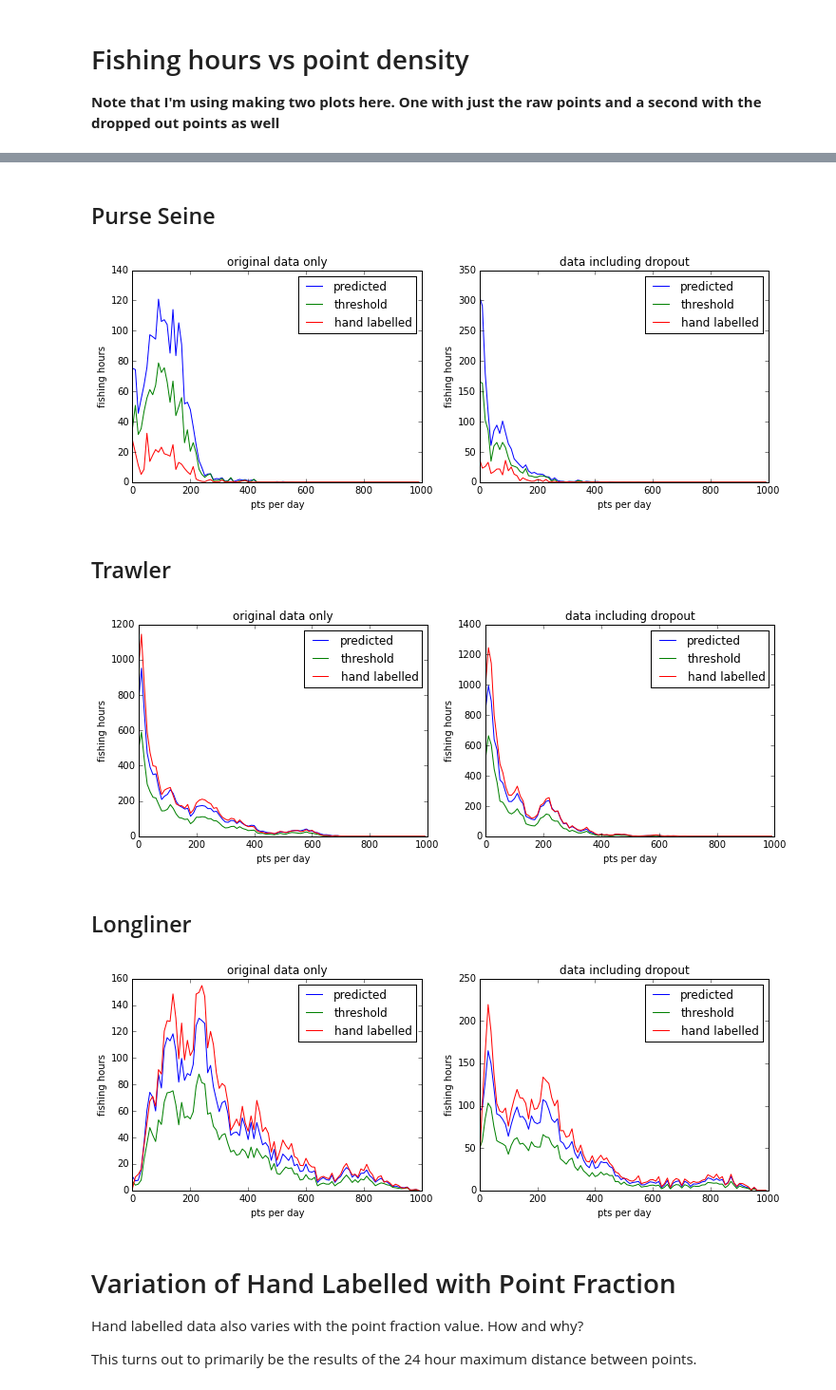
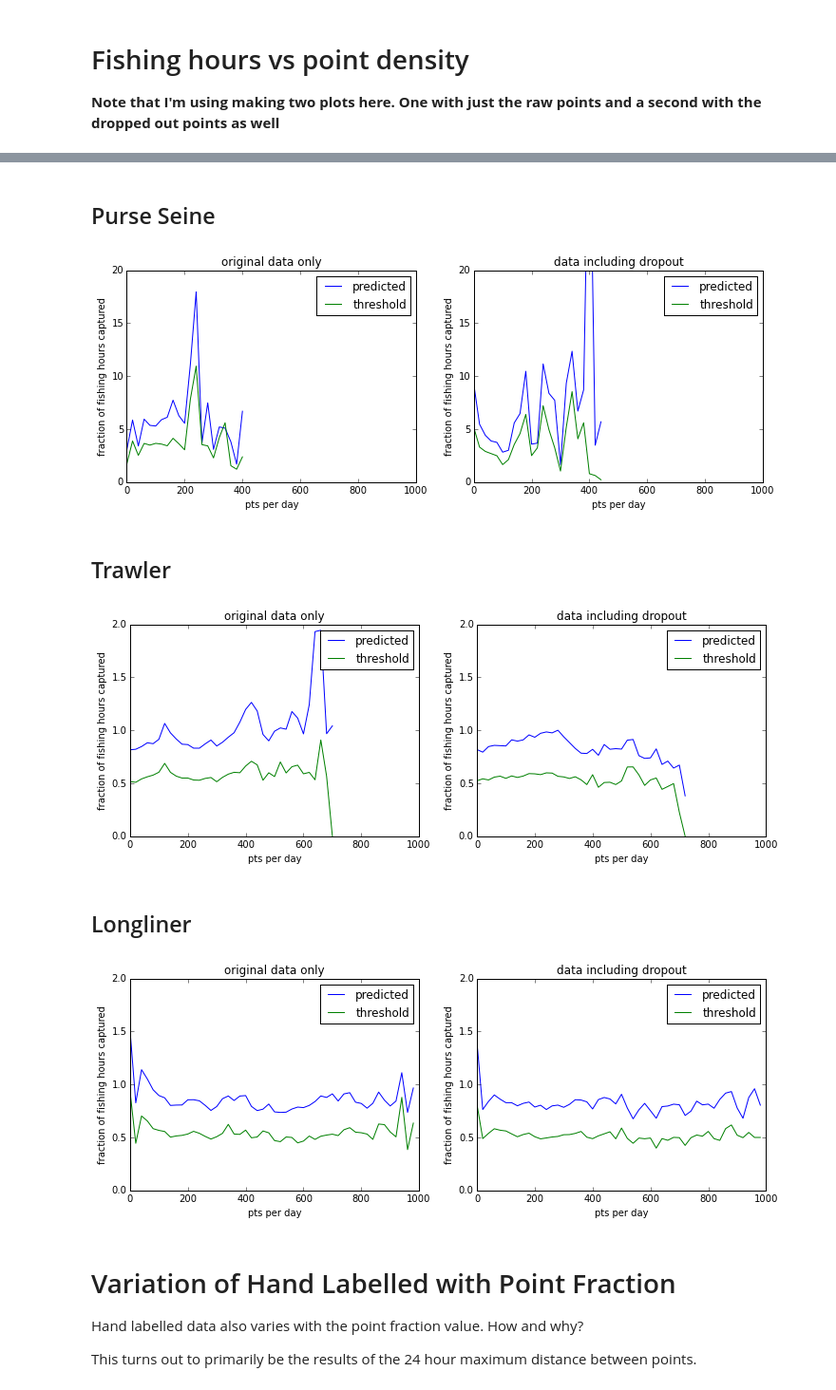
Before and after one commit to marketler/GFW_vessel_scoring, a Jupyter notebook: notebooks/Model-Sensitivity-to-AIS-Degradation.ipynb, the cells around one changed output, grey strips where cells are left out. Shown: that part at 95% size. Cells and saved outputs as stored; diff of their text form; code cells hidden in the pictures.

Commit message:
combine plots

```diff
--- a/notebooks/Model-Sensitivity-to-AIS-Degradation.ipynb
+++ b/notebooks/Model-Sensitivity-to-AIS-Degradation.ipynb
@@ -362,9 +362,9 @@ for gear in ['purse_seine', 'trawler', 'longliner']:
         predicted_fp = []
         nominal_fp = []
         threshold_fp = []
-        for i in range(100):
-            start = i * 10
-            stop = (i + 1) * 10
+        for i in range(50):
+            start = i * 20
+            stop = (i + 1) * 20
             mask = (counts >= start) & (counts < stop)
             bin_starts.append(start)
             predicted_fp.append((predicted[mask]).mean(), )
@@ -381,6 +381,7 @@ for gear in ['purse_seine', 'trawler', 'longliner']:
     plt.plot(bin_starts, nominal_fp, label="hand labelled")
     plt.xlabel('pts per day')
     plt.ylabel('fishing fraction')
+    plt.title('original data only')
     plt.legend(loc=1)
     plt.xlim(0,1000)
 
@@ -393,6 +394,7 @@ for gear in ['purse_seine', 'trawler', 'longliner']:
     plt.plot(bin_starts, nominal_fp, label="hand labelled")
     plt.xlabel('pts per day')
     plt.ylabel('fishing fraction')
+    plt.title('data including dropout')
     plt.legend(loc=1)
     plt.xlim(0,1000)
 
@@ -409,5 +501,5 @@ Longliner
 # %%
-for gear in ['purse_seine', 'trawler', 'longliner']:
+for gear, ylim in [('purse_seine', 20), ('trawler', 2), ('longliner', 2)]:
 
     display(HTML("<h2>{}</h2>".format(gear.replace('_', ' ').title())))
 
@@ -424,53 +516,54 @@ for gear in ['purse_seine', 'trawler', 'longliner']:
         predicted_fp = []
         nominal_fp = []
         threshold_fp = []
-        for i in range(100):
-            start = i * 10
-            stop = (i + 1) * 10
+        for i in range(50):
+            start = i * 20
+            stop = (i + 1) * 20
             mask = (counts >= start) & (counts < stop)
             bin_starts.append(start)
             predicted, threshold, nominal = _fishing_hours_per_mmsi(
                     td, raw, mask=mask, max_gap=24)
 
             predicted_fp.append(predicted)
             nominal_fp.append(nominal)
             threshold_fp.append(threshold)
-        return bin_starts, predicted_fp, nominal_fp, threshold_fp
+        return bin_starts, np.array(predicted_fp), np.array(nominal_fp), np.array(threshold_fp)
 
 
     bin_starts, predicted_fp, nominal_fp, threshold_fp = bin_data(counts, raw, td)
 
     plt.subplot(121)
-    plt.plot(bin_starts, predicted_fp, label="predicted")
-    plt.plot(bin_starts, threshold_fp, label="threshold")
-    plt.plot(bin_starts, nominal_fp, label="hand labelled")
+    plt.plot(bin_starts, predicted_fp / (nominal_fp + 1e-6), label="predicted")
+    plt.plot(bin_starts, threshold_fp / (nominal_fp + 1e-6), label="threshold")
     plt.xlabel('pts per day')
-    plt.ylabel('fishing hours')
+    plt.ylabel('fraction of fishing hours captured')
     plt.title('original data only')
     plt.legend(loc=1)
     plt.xlim(0,1000)
+    plt.ylim(0, ylim)
+
 
     bin_starts, predicted_fp, nominal_fp, threshold_fp = bin_data(
             total_counts, total_raw, total_td)
 
     plt.subplot(122)
-    plt.plot(bin_starts, predicted_fp, label="predicted")
-    plt.plot(bin_starts, threshold_fp, label="threshold")
-    plt.plot(bin_starts, nominal_fp, label="hand labelled")
+    plt.plot(bin_starts, predicted_fp / (nominal_fp + 1e-6), label="predicted")
+    plt.plot(bin_starts, threshold_fp / (nominal_fp + 1e-6), label="threshold")
     plt.xlabel('pts per day')
-    plt.ylabel('fishing hours')
+    plt.ylabel('fraction of fishing hours captured')
     plt.title('data including dropout')
     plt.legend(loc=1)
     plt.xlim(0,1000)
+    plt.ylim(0, ylim)
 
     plt.show()
 # %% [output]
 Purse Seine
-[figure, old version]
+[figure, new version]
 Trawler
-[figure, old version]
+[figure, new version]
 Longliner
-[figure, old version]
+[figure, new version]
 # %% [markdown]
 # Variation of Hand Labelled with Point Fraction
 
```
Also changed, not shown: parts of 2 cells of this notebook.
